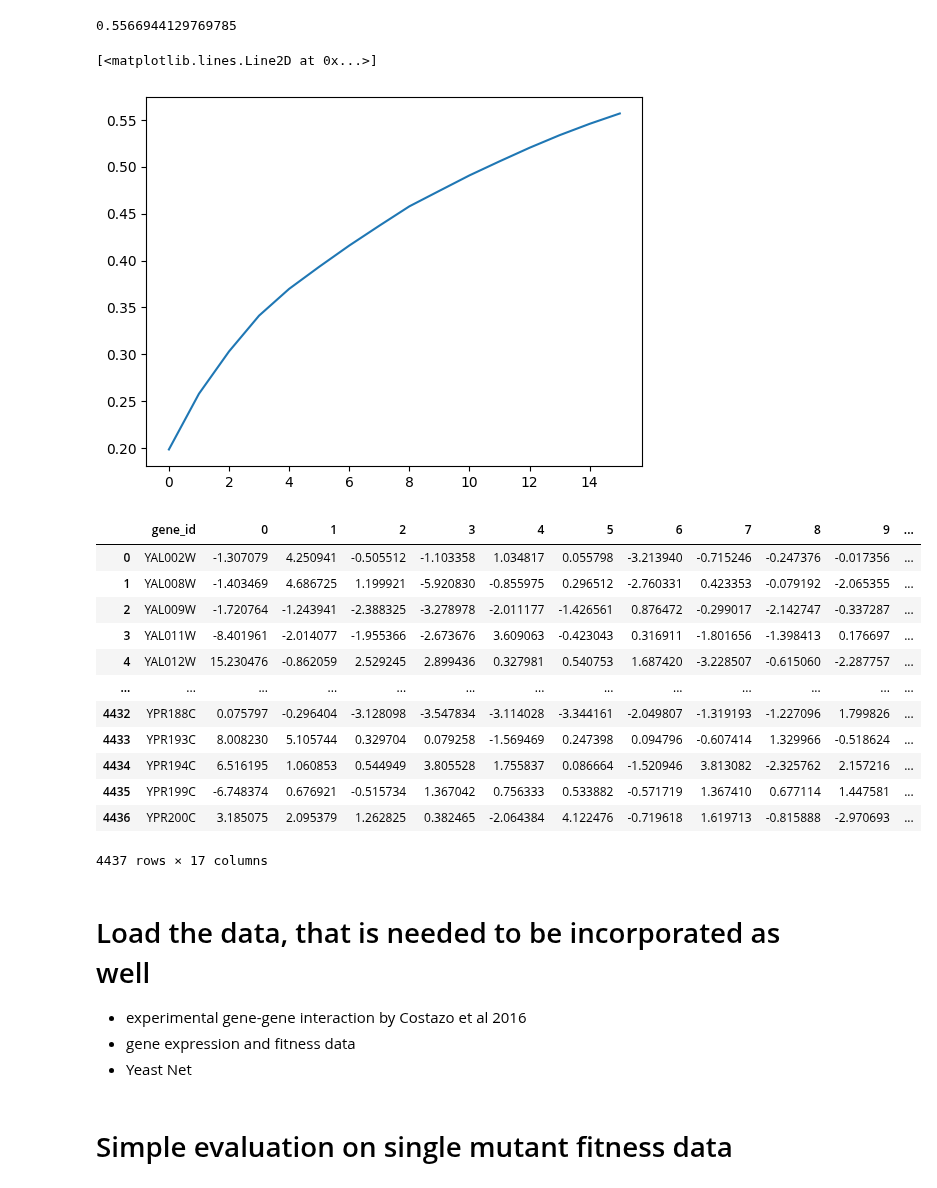
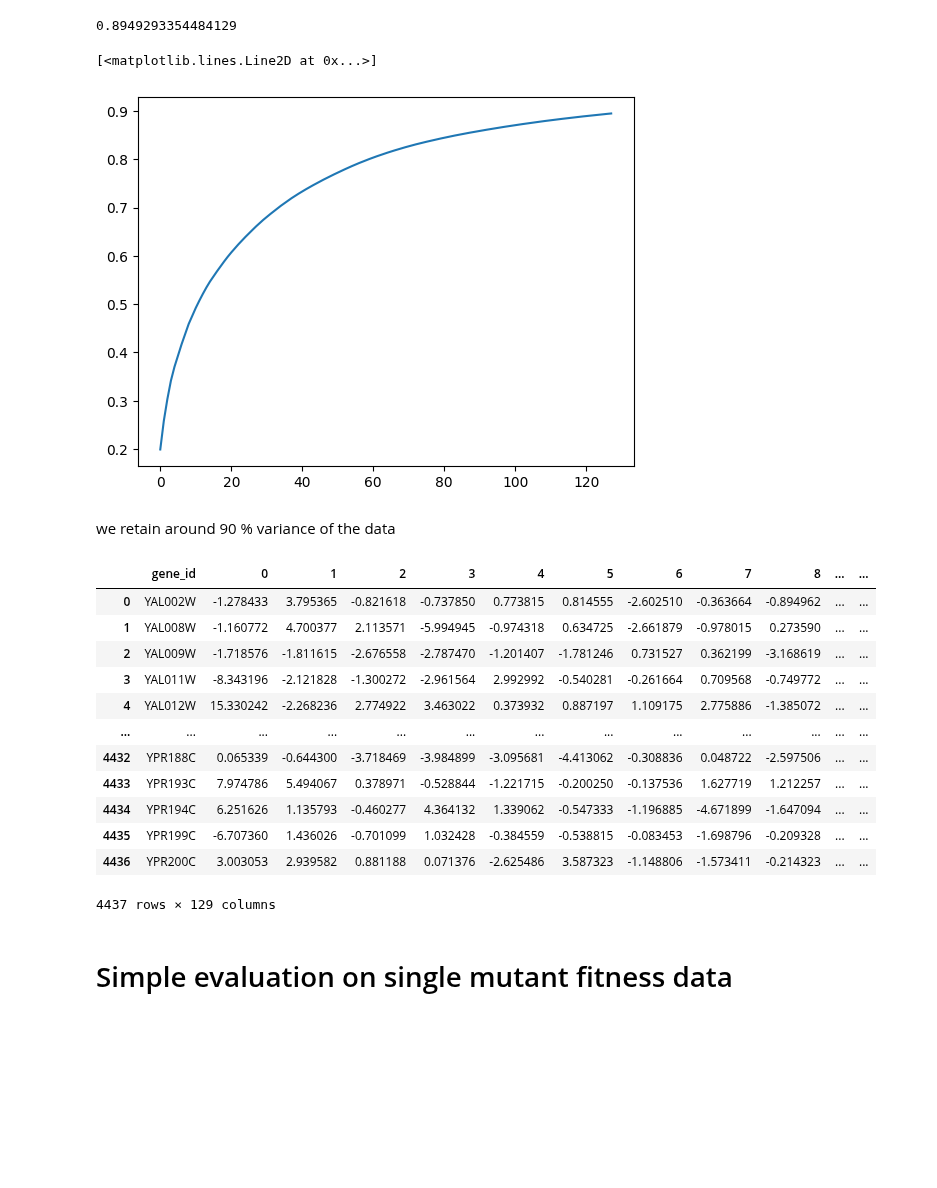
Before and after one commit to lesves/yeast-embeddings, a Jupyter notebook: ForSysGen.ipynb, the cells around one changed output. Saved outputs shown, nothing was run; the diff lists cells and outputs as text; code cells hidden in the pictures; blank space fills up the shorter version.

```diff
--- a/ForSysGen.ipynb
+++ b/ForSysGen.ipynb
@@ -129,3 +7,3 @@ Wall time: 220 ms
 # %%
-# Yeast Net data
-YeastNetdata = pd.read_csv('data/YeastNet.csv', sep = ',', index_col = 0)
+yeast_emb_full = pd.read_csv('Data/yeast_emb_full.csv', sep = ',', index_col = 0)
+yeast_emb_full
@@ -302,41 +24,32 @@ data_Turco_gene_expressions_z
-# %%
-# Add yeast yeastnet data to the model
-yeast_emb_full = yeast_emb_full.merge(yeastnet_emb_z, on="gene_id")
-
-# Add data Turco gene expressions to the predictive model
-yeast_emb_full = yeast_emb_full.merge(data_Turco_gene_expressions_z, on="gene_id")
 # %%
 # Check what is the percentage of the variance explained by compressed data compared to the full data
-N=64
+N=128
 pca = PCA(n_components=N)
 pca.fit_transform(yeast_emb_full.iloc[:,1:])
 ev = pca.explained_variance_ratio_.cumsum()
 print(ev[-1])
 plt.plot(range(0, N), ev)
 # %% [output]
-0.5566944129769785
+0.8949293354484129
 [<matplotlib.lines.Line2D at 0x...>]
-[figure, old version]
+[figure, new version]
+# %% [markdown]
+we retain around 90 % variance of the data
 # %%
-dims = 16
+dims = 128
 emb_full_pca = pd.DataFrame(PCA(n_components=dims).fit_transform(yeast_emb_full.iloc[:,1:]), index=yeast_emb_full.gene_id).reset_index()
 emb_full_pca
 # %% [output]
-|  | gene_id | 0 | 1 | 2 | 3 | 4 | 5 | 6 | 7 | 8 | 9 | ... |
-| 0 | YAL002W | -1.307079 | 4.250941 | -0.505512 | -1.103358 | 1.034817 | 0.055798 | -3.213940 | -0.715246 | -0.247376 | -0.017356 | ... |
-| 1 | YAL008W | -1.403469 | 4.686725 | 1.199921 | -5.920830 | -0.855975 | 0.296512 | -2.760331 | 0.423353 | -0.079192 | -2.065355 | ... |
-| 2 | YAL009W | -1.720764 | -1.243941 | -2.388325 | -3.278978 | -2.011177 | -1.426561 | 0.876472 | -0.299017 | -2.142747 | -0.337287 | ... |
-| 3 | YAL011W | -8.401961 | -2.014077 | -1.955366 | -2.673676 | 3.609063 | -0.423043 | 0.316911 | -1.801656 | -1.398413 | 0.176697 | ... |
-| 4 | YAL012W | 15.230476 | -0.862059 | 2.529245 | 2.899436 | 0.327981 | 0.540753 | 1.687420 | -3.228507 | -0.615060 | -2.287757 | ... |
+|  | gene_id | 0 | 1 | 2 | 3 | 4 | 5 | 6 | 7 | 8 | ... | ... |
+| 0 | YAL002W | -1.278433 | 3.795365 | -0.821618 | -0.737850 | 0.773815 | 0.814555 | -2.602510 | -0.363664 | -0.894962 | ... | ... |
+| 1 | YAL008W | -1.160772 | 4.700377 | 2.113571 | -5.994945 | -0.974318 | 0.634725 | -2.661879 | -0.978015 | 0.273590 | ... | ... |
+| 2 | YAL009W | -1.718576 | -1.811615 | -2.676558 | -2.787470 | -1.201407 | -1.781246 | 0.731527 | 0.362199 | -3.168619 | ... | ... |
+| 3 | YAL011W | -8.343196 | -2.121828 | -1.300272 | -2.961564 | 2.992992 | -0.540281 | -0.261664 | 0.709568 | -0.749772 | ... | ... |
+| 4 | YAL012W | 15.330242 | -2.268236 | 2.774922 | 3.463022 | 0.373932 | 0.887197 | 1.109175 | 2.775886 | -1.385072 | ... | ... |
 | ... | ... | ... | ... | ... | ... | ... | ... | ... | ... | ... | ... | ... |
-| 4432 | YPR188C | 0.075797 | -0.296404 | -3.128098 | -3.547834 | -3.114028 | -3.344161 | -2.049807 | -1.319193 | -1.227096 | 1.799826 | ... |
-| 4433 | YPR193C | 8.008230 | 5.105744 | 0.329704 | 0.079258 | -1.569469 | 0.247398 | 0.094796 | -0.607414 | 1.329966 | -0.518624 | ... |
-| 4434 | YPR194C | 6.516195 | 1.060853 | 0.544949 | 3.805528 | 1.755837 | 0.086664 | -1.520946 | 3.813082 | -2.325762 | 2.157216 | ... |
-| 4435 | YPR199C | -6.748374 | 0.676921 | -0.515734 | 1.367042 | 0.756333 | 0.533882 | -0.571719 | 1.367410 | 0.677114 | 1.447581 | ... |
-| 4436 | YPR200C | 3.185075 | 2.095379 | 1.262825 | 0.382465 | -2.064384 | 4.122476 | -0.719618 | 1.619713 | -0.815888 | -2.970693 | ... |
+| 4432 | YPR188C | 0.065339 | -0.644300 | -3.718469 | -3.984899 | -3.095681 | -4.413062 | -0.308836 | 0.048722 | -2.597506 | ... | ... |
+| 4433 | YPR193C | 7.974786 | 5.494067 | 0.378971 | -0.528844 | -1.221715 | -0.200250 | -0.137536 | 1.627719 | 1.212257 | ... | ... |
+| 4434 | YPR194C | 6.251626 | 1.135793 | -0.460277 | 4.364132 | 1.339062 | -0.547333 | -1.196885 | -4.671899 | -1.647094 | ... | ... |
+| 4435 | YPR199C | -6.707360 | 1.436026 | -0.701099 | 1.032428 | -0.384559 | -0.538815 | -0.083453 | -1.698796 | -0.209328 | ... | ... |
+| 4436 | YPR200C | 3.003053 | 2.939582 | 0.881188 | 0.071376 | -2.625486 | 3.587323 | -1.148806 | -1.573411 | -0.214323 | ... | ... |
-4437 rows × 17 columns
+4437 rows × 129 columns
-# %% [markdown]
-# Load the data, that is needed to be incorporated as well
-- experimental gene-gene interaction by Costazo et al 2016
-- gene expression and fitness data
-- Yeast Net
```
Also changed, not shown: parts of 29 cells of this notebook.
